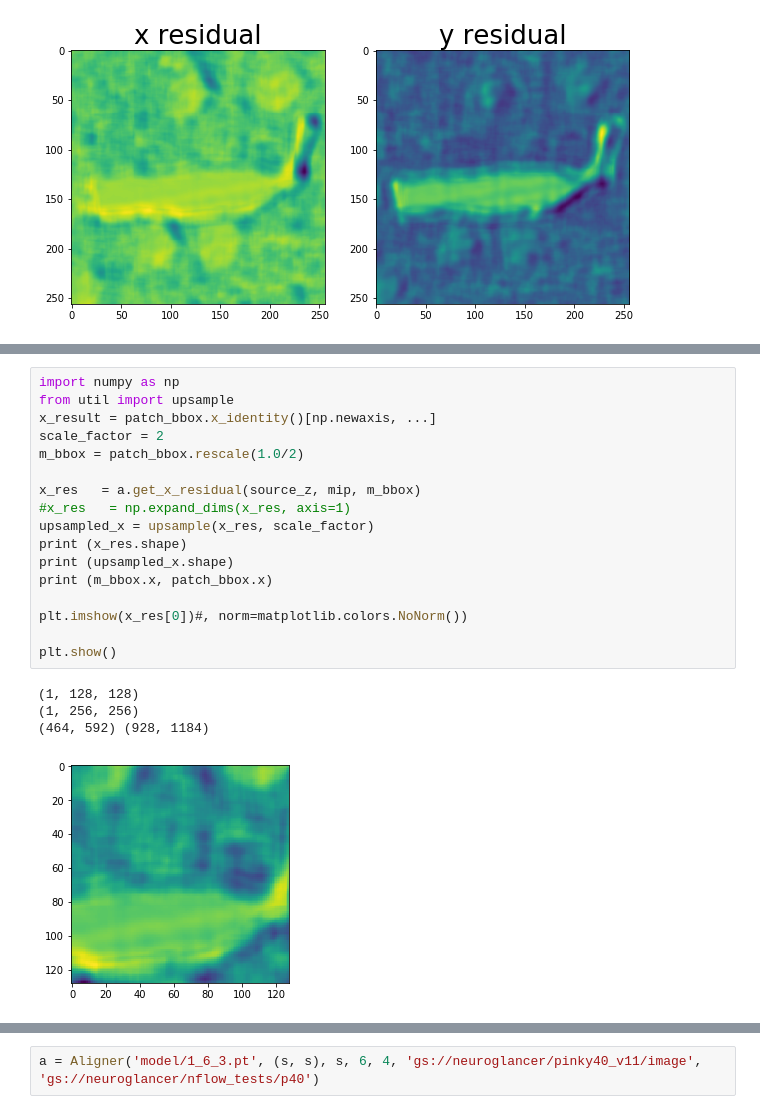
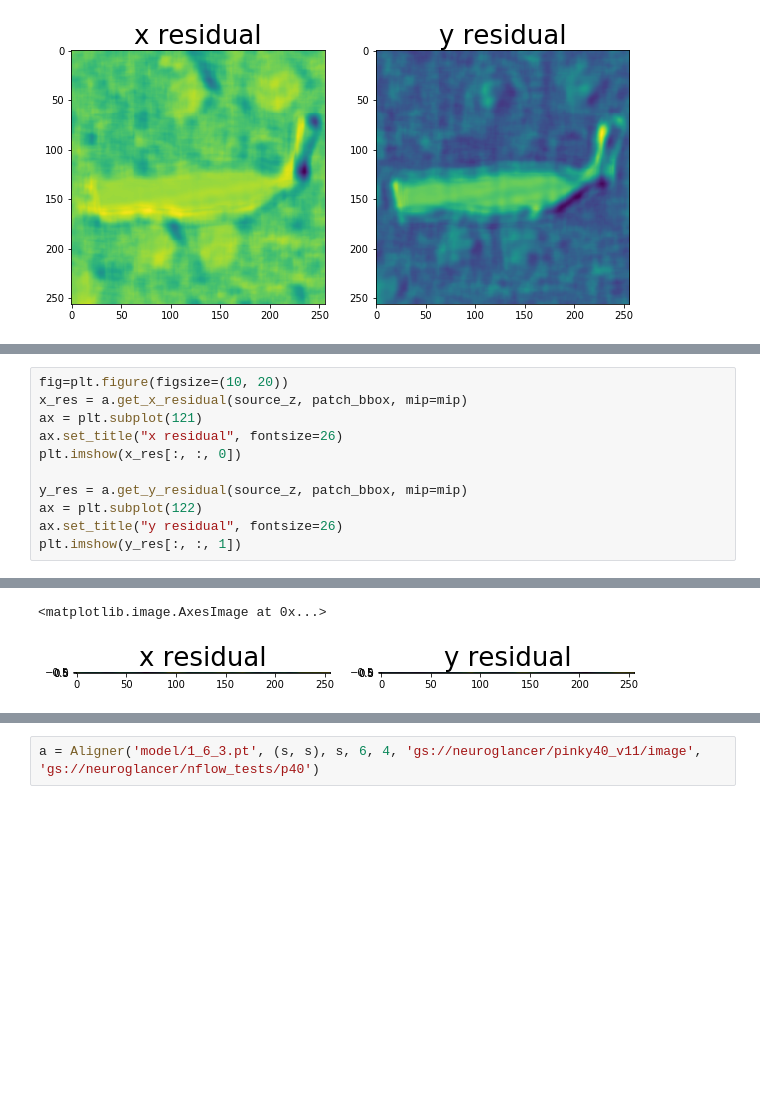
Before and after one commit to seung-lab/SEAMLeSS, a Jupyter notebook: inference/test_notebook.ipynb, the cells around one changed output, grey strips where cells are left out. Cells and saved outputs as stored; diff of their text form; blank space fills up the shorter version.

```diff
--- a/inference/Untitled0.ipynb
+++ b/inference/test_notebook.ipynb
@@ -129,25 +134,15 @@ building G for dim: 128.0 with kernel 7
 building G for dim: 64.0 with kernel 7
 building G for dim: 32.0 with kernel 7
 Loading model state from model/1_6_3.pt...
-# %%
-import numpy as np
-from util import upsample
-x_result = patch_bbox.x_identity()[np.newaxis, ...]
-scale_factor = 2
-m_bbox = patch_bbox.rescale(1.0/2)
-
-x_res   = a.get_x_residual(source_z, mip, m_bbox)
-#x_res   = np.expand_dims(x_res, axis=1)
-upsampled_x = upsample(x_res, scale_factor)
-print (x_res.shape)
-print (upsampled_x.shape)
-print (m_bbox.x, patch_bbox.x)
-
-plt.imshow(x_res[0])#, norm=matplotlib.colors.NoNorm())
-
-plt.show()
-# %% [output]
-(1, 128, 128)
-(1, 256, 256)
-(464, 592) (928, 1184)
-[figure, removed]
+# %%
+fig=plt.figure(figsize=(10, 20))
+x_res = a.get_x_residual(source_z, patch_bbox, mip=mip)
+ax = plt.subplot(121)
+ax.set_title("x residual", fontsize=26)
+plt.imshow(x_res[:, :, 0])
+
+y_res = a.get_y_residual(source_z, patch_bbox, mip=mip)
+ax = plt.subplot(122)
+ax.set_title("y residual", fontsize=26)
+plt.imshow(y_res[:, :, 1])
+# %% [output]
@@ -154,3 +158,5 @@ plt.show()
+<matplotlib.image.AxesImage at 0x...>
+[figure, added]
 # %%
 fig=plt.figure(figsize=(10, 20))
 
```
Also changed, not shown: parts of 8 cells of this notebook, 1 other file.
